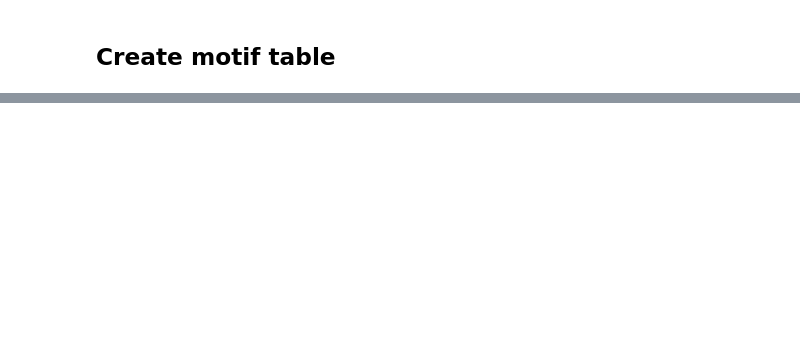
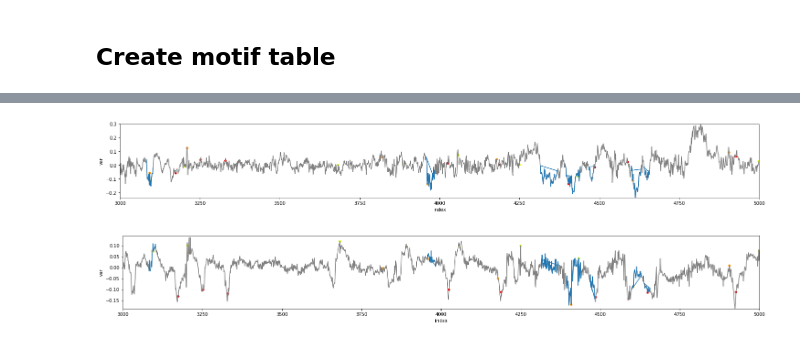
Before and after one commit to misilva73/extendedMD, a Jupyter notebook: notebooks/quick_ordering.ipynb, the cells around one changed output, grey strips where cells are left out. Saved outputs shown, nothing was run; the diff lists cells and outputs as text; code cells hidden in the pictures; blank space fills up the shorter version.

```diff
--- a/notebooks/quick_ordering.ipynb
+++ b/notebooks/quick_ordering.ipynb
@@ -91,0 +164,10 @@ motif_df.head()
+# %%
+plot_zoomin_motif(ts_1d, 627, motif_point_list, events_ts,  [3000, 5000])
+plt.show()
+# %% [output]
+[figure, added]
+# %%
+plot_zoomin_motif(multi_dim_ts['az'].values, 627, motif_point_list, events_ts,  [3000, 5000])
+plt.show()
+# %% [output]
+[figure, added]
```
Also changed, not shown: parts of 14 cells of this notebook.
